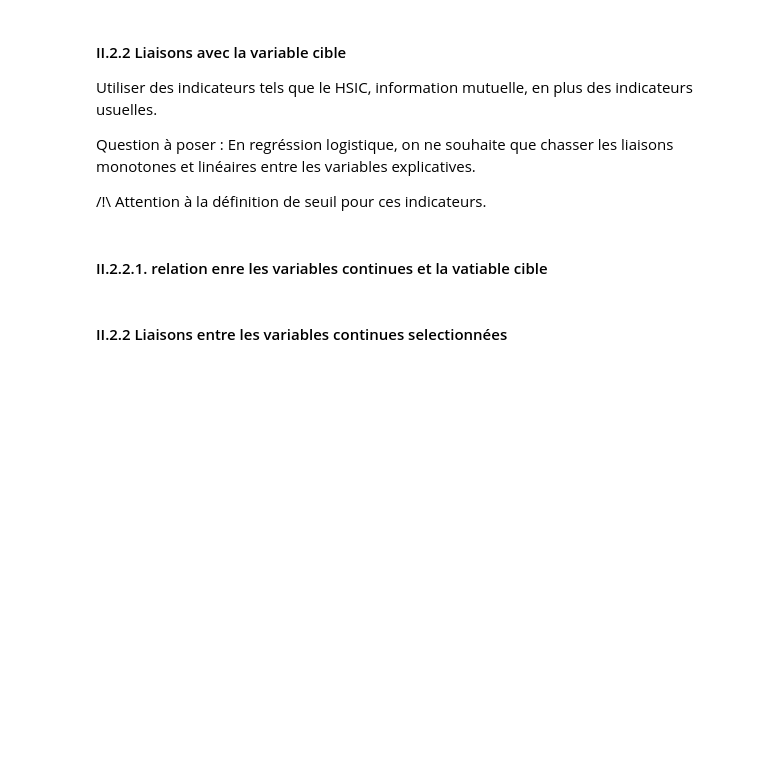
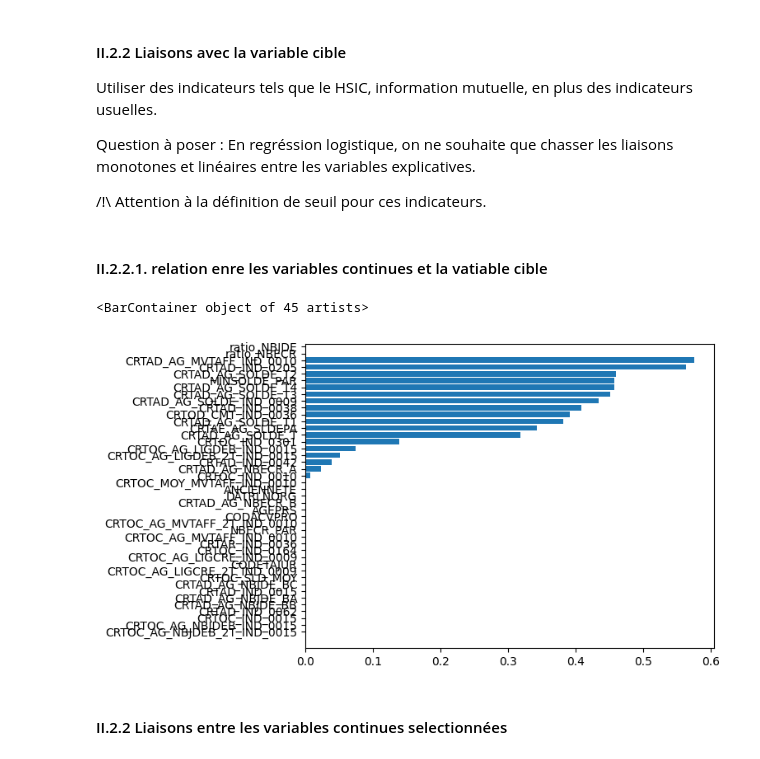
Before and after one commit to cheryl-kdio/Scoring-pj, a Jupyter notebook: desc.ipynb, the cells around one changed output. Saved outputs shown, nothing was run; the diff lists cells and outputs as text; code cells hidden in the pictures; blank space fills up the shorter version.

```diff
--- a/desc.ipynb
+++ b/desc.ipynb
@@ -507,18 +622,18 @@ categorical_vars = pre_categorical_vars + ['SECTNAF']
 # %%
-#### Creation des indicateurs , ratios entre les indicateurs financiers courant et ceux d'il y a un an
-
-## Creer de nouvelles variables dans notre dataframe df correspondant aux ratios entre les deux variables
-X_train['ratio_NBECR'] = X_train['CRTAD_AG_NBECR_A'] / X_train['CRTAD_AG_NBECR_B']
-X_train['ratio_NBJDE'] = X_train['CRTAD_AG_NBJDE_BB'] / X_train['CRTAD_AG_NBJDE_BC']
+# #### Creation des indicateurs , ratios entre les indicateurs financiers courant et ceux d'il y a un an
+# # client avec plus de 1 an d'ancienneté
+# ## Creer de nouvelles variables dans notre dataframe df correspondant aux ratios entre les deux variables
+# X_train['ratio_NBECR'] = (X_train['CRTAD_AG_NBECR_A'] - X_train['CRTAD_AG_NBECR_B'])/ X_train['CRTAD_AG_NBECR_A']
+# X_train['ratio_NBJDE'] = X_train['CRTAD_AG_NBJDE_BB'] / X_train['CRTAD_AG_NBJDE_BC']
 
 
-# Création des indicateurs, faisant le ratio entre les operations débirices courantes et antérieurs sur les opetations creditrices courantes et anterieures
-X_train['r_line_deb_cr'] = X_train['CRTOC_AG_LIGDEB_2T_IND_0015']/X_train['CRTOC_AG_LIGCRE_2T_IND_0009']
-#df['r_moy_12_line_deb_cr'] = df['CRTOC_AG_LIGDEB_IND_0015']/df['CCRTOC_AG_LIGCRE_IND_0009']
-X_train['r_ma_deb'] = X_train['CRTOC_IND_0010']/X_train['CRTOC_IND_0015']
+# # Création des indicateurs, faisant le ratio entre les operations débirices courantes et antérieurs sur les opetations creditrices courantes et anterieures
+# X_train['r_line_deb_cr'] = X_train['CRTOC_AG_LIGDEB_2T_IND_0015']/X_train['CRTOC_AG_LIGCRE_2T_IND_0009']
+# #df['r_moy_12_line_deb_cr'] = df['CRTOC_AG_LIGDEB_IND_0015']/df['CCRTOC_AG_LIGCRE_IND_0009']
+# X_train['r_ma_deb'] = X_train['CRTOC_IND_0010']/X_train['CRTOC_IND_0015']
 
 
-cont_vars = pre_cont_vars + ['ratio_NBECR', 'ratio_NBJDE', 'r_line_deb_cr', 'r_ma_deb']
+# cont_vars = pre_cont_vars + ['ratio_NBECR', 'ratio_NBJDE', 'r_line_deb_cr', 'r_ma_deb']
 # %%
 # #### On construit une nouvelle variable matérialisant l'ancienneté de la relation entre la SCI et la LCL
 # #### mais cette fois exprimée en mois
@@ -656,3 +769,9 @@ anova_results
+# %%
+anova_results
+plt.barh(anova_results['Variable'][1:], anova_results['p-value'][1:])
+# %% [output]
+<BarContainer object of 45 artists>
+[figure, added]
 # %%
 # Affichons les statistiques de test des variables continues rangées par ordre decroissant
 """results_df = pd.DataFrame(anova_results)
```
Also changed, not shown: parts of 9 cells of this notebook, 1 other file.
